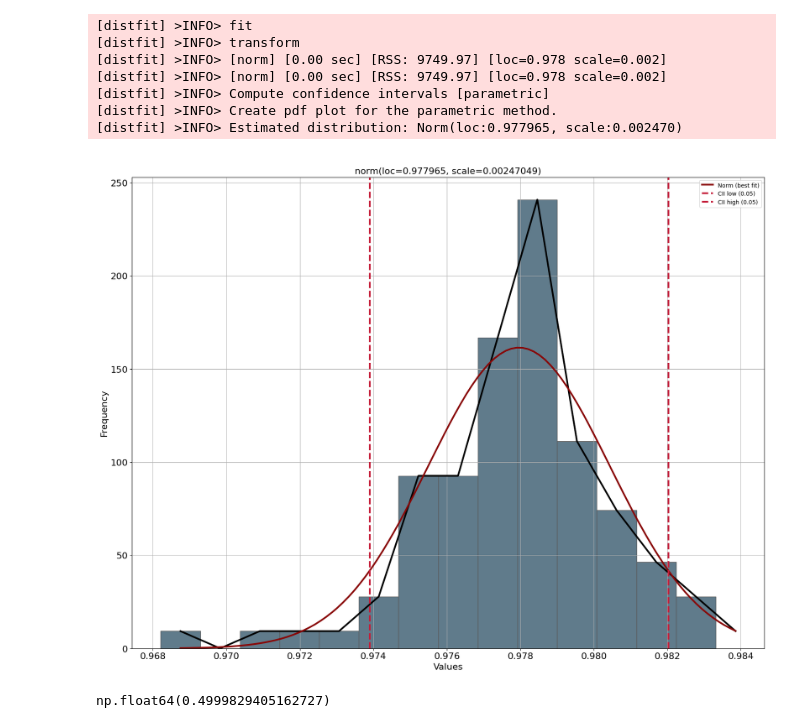
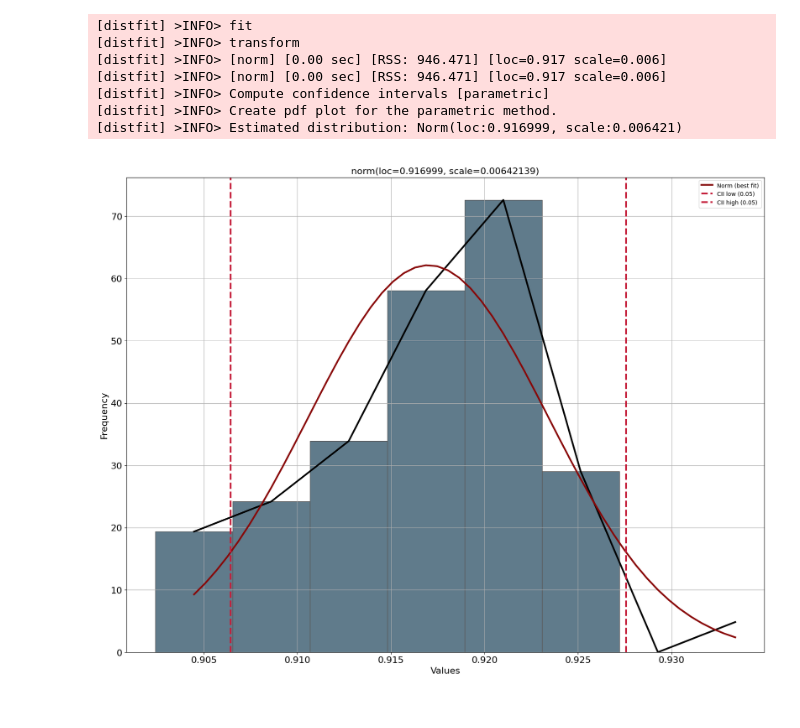
Before and after one commit to Katletos/diploma, a Jupyter notebook: puf.ipynb, the cells around one changed output. Drawn from its saved outputs; the diff is of its cells as text; code cells hidden in the pictures.

```diff
--- a/puf.ipynb
+++ b/puf.ipynb
@@ -7,13 +7,10 @@ from distfit import distfit
 # %%
 PD_COUNT = 100
 
-MIN_PD = 300.0
-MAX_PD = 1200.0
-MIN_DIVIATION = -0.02  # Change to Deviation (spelling fix)
-MAX_DIVIATION = +0.02
+PD_CENTER = 750
+PD_SIGMA = 150
 
-SAME_DELAYS = False
-# SAME_DELAYS = True
+PD_DEVIATION_SIGMA = 0.05
 # %%
 def select_pairwise(input_array: np.array) -> np.array:
     x = np.array(np.meshgrid(input_array, input_array)).T.reshape(-1, 2)
@@ -21,36 +18,30 @@ def select_pairwise(input_array: np.array) -> np.array:
     return y
 
 
-def get_pd_with_diviation(pd: float) -> float:
-    return pd * (1 + np.random.normal(0, 0.01))
-    # return pd * (1 + np.random.uniform(MIN_DIVIATION, MAX_DIVIATION))
-
-
-def get_pd_with_diviation_new(size: int) -> np.array:
-    return 1 + np.random.normal(0, 0.05 / 5, size=size)
-    # return 1 + np.random.uniform(MIN_DIVIATION, MAX_DIVIATION, size=size)
+def get_deviation(size: int) -> np.array:
+    return 1 + np.random.normal(0, PD_DEVIATION_SIGMA, size=size)
 
 
 def calc_bit_vector_new(pairs: np.array) -> np.array:
     kek = np.hsplit(pairs, 2)
-    e1 = get_pd_with_diviation_new(len(pairs))
-    e2 = get_pd_with_diviation_new(len(pairs))
-    kek0 = kek[0].flatten() * e1
-    kek1 = kek[1].flatten() * e2
+    kek0 = kek[0].flatten() * get_deviation(len(pairs))
+    kek1 = kek[1].flatten() * get_deviation(len(pairs))
     return (kek0 > kek1).astype(int)
 
 
 def generate_propagation_delays(same_delays: bool, pd_count: int) -> np.array:
-    if SAME_DELAYS:
-        return np.full(pd_count, MIN_PD, dtype=np.float32)
-    else:
-        # return np.random.uniform(size=pd_count, low=MIN_PD, high=MAX_PD)
-        return np.random.normal( 750, 450 / 3, size=pd_count)
+    return np.random.normal(PD_CENTER, PD_SIGMA, size=pd_count)
 
 
 def calc_uniformity(bit_vector: np.array) -> float:
     unique, counts = np.unique(bit_vector, return_counts=True)
     uniformity = counts[1] / bit_vector.size
+    return uniformity
+
+
+def calc_uniformity_normalized(bit_vector: np.array) -> float:
+    unique, counts = np.unique(bit_vector, return_counts=True)
+    uniformity = 1 - 2 * abs(0.5 - counts[1] / bit_vector.size)
     return uniformity
 
 
@@ -131,15 +123,17 @@ analyze_unif()
 # %%
-analyze_reliability(100)
+analyze_reliability(50)
 # %% [output]
 [distfit] >INFO> fit
 [distfit] >INFO> transform
-[distfit] >INFO> [norm] [0.00 sec] [RSS: 9749.97] [loc=0.978 scale=0.002]
-[distfit] >INFO> [norm] [0.00 sec] [RSS: 9749.97] [loc=0.978 scale=0.002]
+[distfit] >INFO> [norm] [0.00 sec] [RSS: 946.471] [loc=0.917 scale=0.006]
+[distfit] >INFO> [norm] [0.00 sec] [RSS: 946.471] [loc=0.917 scale=0.006]
 [distfit] >INFO> Compute confidence intervals [parametric]
 [distfit] >INFO> Create pdf plot for the parametric method.
-[distfit] >INFO> Estimated distribution: Norm(loc:0.977965, scale:0.002470)
+[distfit] >INFO> Estimated distribution: Norm(loc:0.916999, scale:0.006421)
-[figure, old version]
+[figure, new version]
 # %%
-analyze_uniqueness(100)
+a = []
+for i in range(1000):
+    a.append(analyze_uniqueness(100))
+
+plot_results(np.array(a))
-# %% [output]
-np.float64(0.4999829405162727)
```
Also changed, not shown: parts of 2 cells of this notebook.
